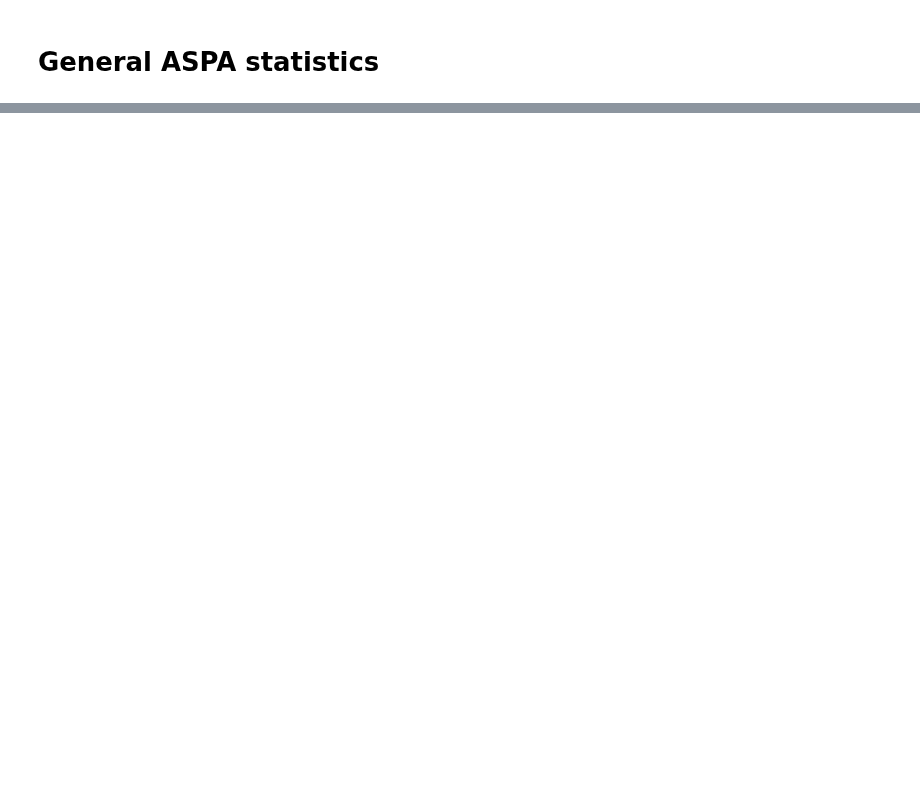
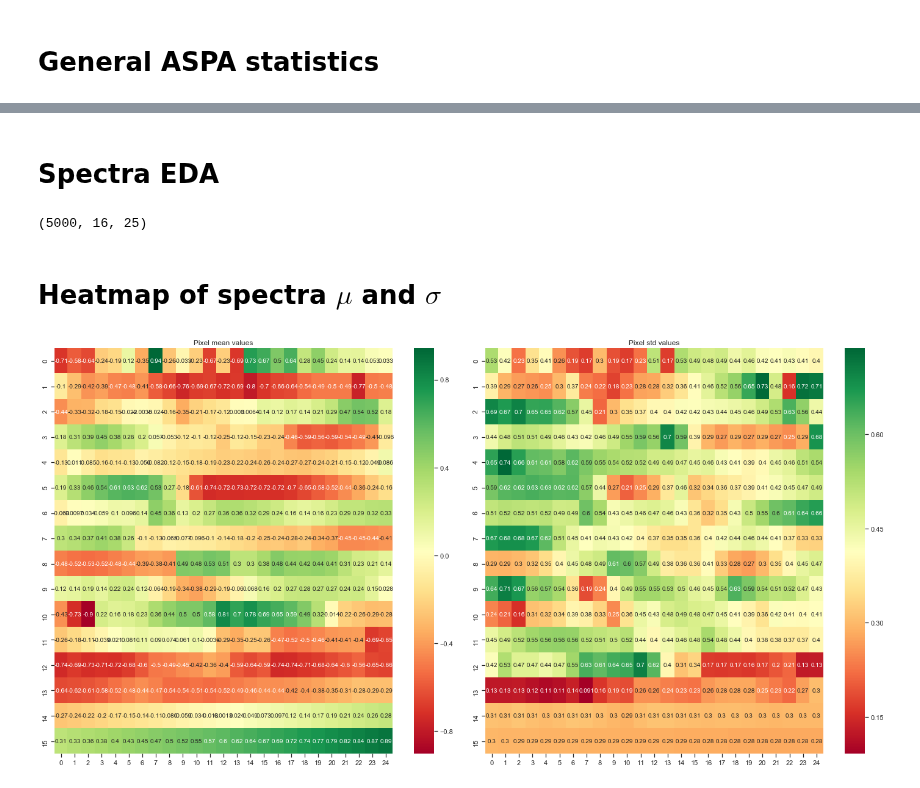
Before and after one commit to deKeijzer/SRON-DCGAN, a Jupyter notebook: notebooks/ASPA EDA.ipynb, the cells around one changed output, grey strips where cells are left out. Cells and saved outputs as stored; diff of their text form; code cells hidden in the pictures; blank space fills up the shorter version.

```diff
--- a/notebooks/ASPA EDA.ipynb
+++ b/notebooks/ASPA EDA.ipynb
@@ -125,0 +104,26 @@ Wall time: 10.5 s
+# %% [markdown]
+# Spectra EDA
+# %%
+spectra = images[:, :16, :25]
+spectra.shape
+# %% [output]
+(5000, 16, 25)
+# %%
+mean_ = spectra.mean(0)
+std_ = spectra.std(0)
+# %% [markdown]
+# Heatmap of spectra $\mu$ and $\sigma$
+# %%
+plt.figure(figsize=(20,10))
+
+plt.subplot(1,2,1)
+plt.title('Pixel mean values')
+sns.heatmap(mean_, square=False, cmap='RdYlGn', annot=True)
+
+plt.subplot(1,2,2)
+plt.title('Pixel std values')
+sns.heatmap(std_, square=False, cmap='RdYlGn', annot=True)
+
+plt.tight_layout()
+# %% [output]
+[figure, added]
```
Also changed, not shown: parts of 18 cells of this notebook, 15 other files.
